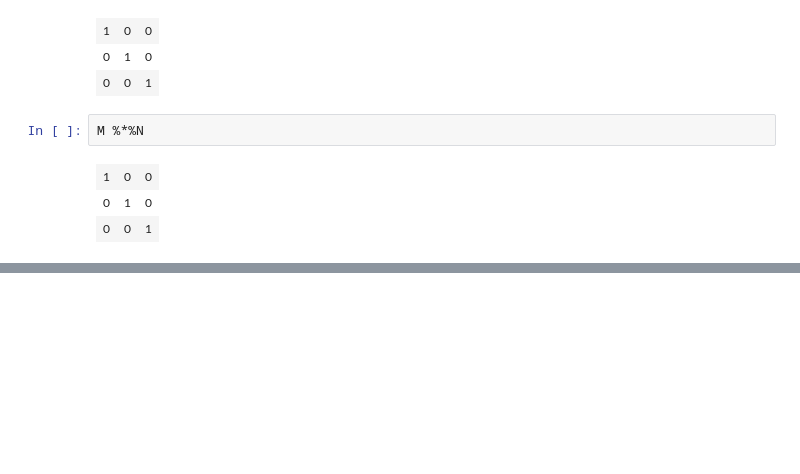
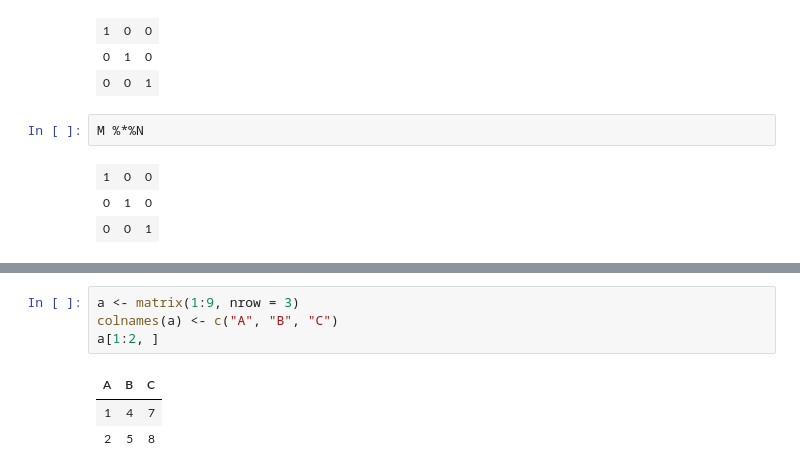
Before and after one commit to noetaza/Curso-R, a Jupyter notebook: Vectores-Matrices-Array/Vectores-Matrices-Arrays.ipynb, the cells around one changed output, grey strips where cells are left out. Saved outputs shown, nothing was run; the diff lists cells and outputs as text; blank space fills up the shorter version.

```diff
--- a/Vectores-Matrices-Array/Vectores-Matrices-Arrays.ipynb
+++ b/Vectores-Matrices-Array/Vectores-Matrices-Arrays.ipynb
@@ -1040,0 +1168,8 @@ M %*%N
+# %%
+a <- matrix(1:9, nrow = 3)
+colnames(a) <- c("A", "B", "C")
+a[1:2, ]
+# %% [output]
+| A | B | C |
+| 1 | 4 | 7 |
+| 2 | 5 | 8 |
```
Also changed, not shown: parts of 29 cells of this notebook.
